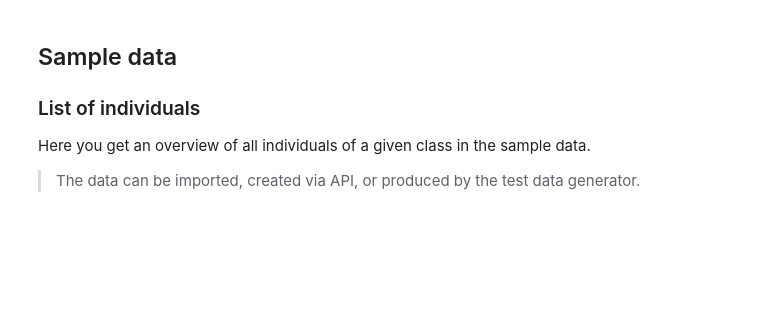
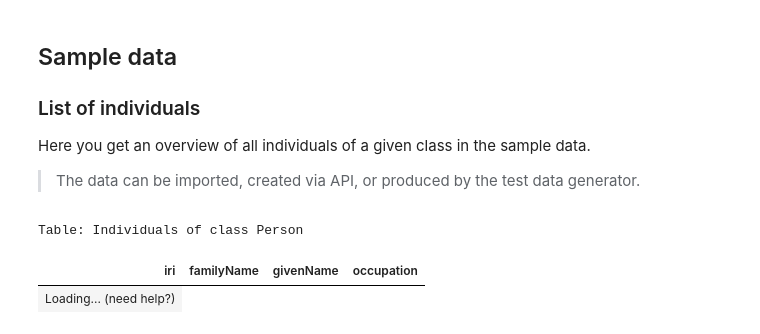
Before and after one commit to ebu/coreplus-demo, a Jupyter notebook: frontend/CDK/Demo-template-for-duplication-do-not-modify.ipynb, the cells around one changed output. Saved outputs shown, nothing was run; the diff lists cells and outputs as text; code cells hidden in the pictures; blank space fills up the shorter version.

```diff
--- a/frontend/CDK/Demo-template-for-duplication-do-not-modify.ipynb
+++ b/frontend/CDK/Demo-template-for-duplication-do-not-modify.ipynb
@@ -122,11 +146,15 @@ Here you get an overview of all individuals of a given class in the sample data.
 
 >The data can be imported, created via API, or produced by the test data generator.
 # %%
-iri = 'http://www.ebu.ch/metadata/ontologies/ebucore/ebucore#EditorialObject'
+iri = 'http://www.ebu.ch/metadata/ontologies/ebucoreplus#Person'
 individuals = get_individuals(tenant=TENANT,
                               username=USERNAME,
                               password=PASSWORD,
                               iri=iri,
                               show_table=True)
+# %% [output]
+Table: Individuals of class Person
+| iri | familyName | givenName | occupation |
+| Loading... (need help?) |
 # %%
 iri = 'http://ebu.swr.ex01.tatort._pub_010'
```
Also changed, not shown: parts of 9 cells of this notebook, 3 other files.
